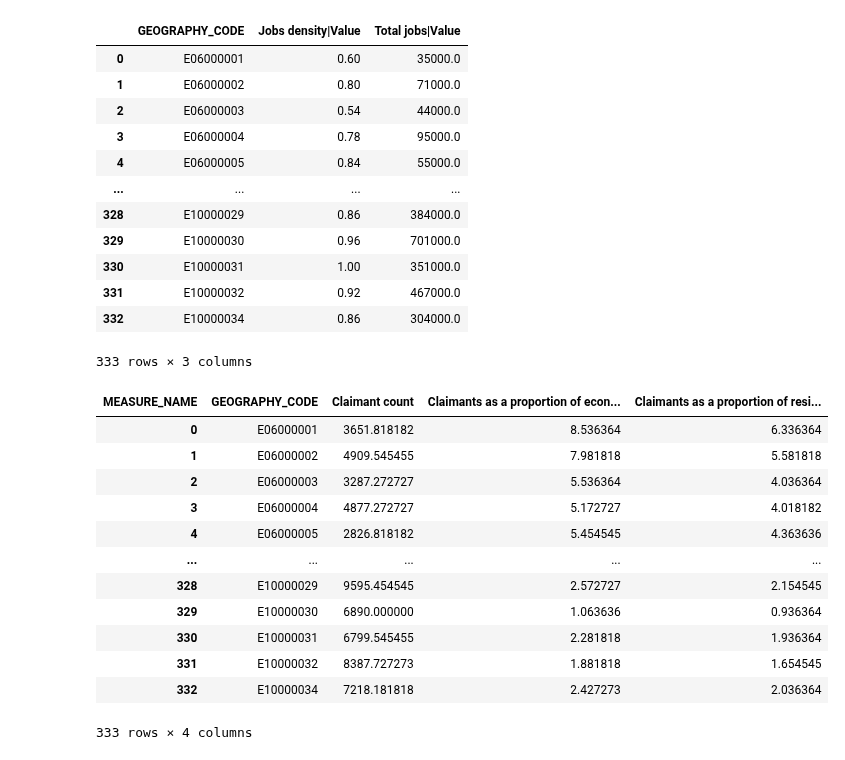
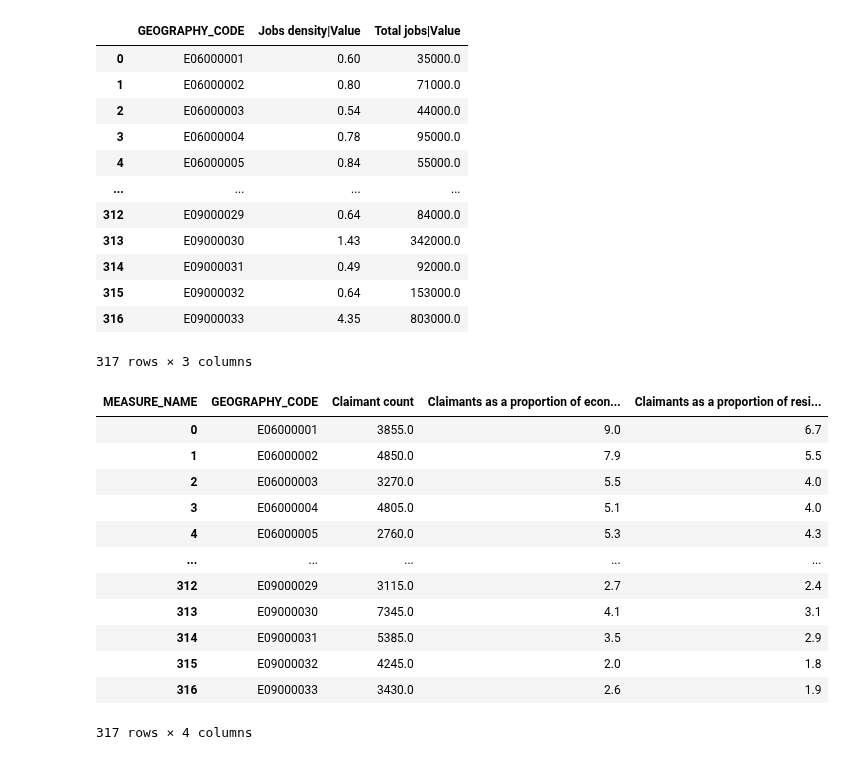
Before and after one commit to craig-shenton/nomis-workforce-clustering, a Jupyter notebook: nomis_data.ipynb, the cells around one changed output. Drawn from its saved outputs; the diff is of its cells as text; code cells hidden in the pictures.

```diff
--- a/nomis_data.ipynb
+++ b/nomis_data.ipynb
@@ -132,6 +86,6 @@ df_workplace_pivot
 # %%
 # NOMIS - jobs density
-url = 'https://www.nomisweb.co.uk/api/v01/dataset/NM_57_1.data.csv?geography=1807745025...1807745028,1807745030...1807745032,1807745034...1807745083,1807745085,1807745282,1807745283,1807745086...1807745155,1807745157...1807745164,1807745166...1807745170,1807745172...1807745177,1807745179...1807745194,1807745196,1807745197,1807745199,1807745201...1807745218,1807745221,1807745222,1807745224,1807745226...1807745231,1807745233,1807745234,1807745236...1807745244,1807745271...1807745281,1811939329...1811939332,1811939334...1811939336,1811939338...1811939428,1811939436...1811939442,1811939768,1811939769,1811939443...1811939497,1811939499...1811939501,1811939503,1811939505...1811939507,1811939509...1811939517,1811939519,1811939520,1811939524...1811939570,1811939575...1811939599,1811939601...1811939628,1811939630...1811939634,1811939636...1811939647,1811939649,1811939655...1811939664,1811939667...1811939680,1811939682,1811939683,1811939685,1811939687...1811939704,1811939707,1811939708,1811939710,1811939712...1811939717,1811939719,1811939720,1811939722...1811939730,1811939757...1811939767&date=latest&item=1,3&measures=20100'
+url = 'https://www.nomisweb.co.uk/api/v01/dataset/NM_57_1.data.csv?geography=1820327937...1820328318&date=latest&item=1,3&measures=20100&signature=NPK-be81606366125733ff591b:0x70612ce5fbfa17433bcee945bf28f28a577360ea'
 
 df_density = pd.read_csv(url)
 df_density = df_density[['DATE','GEOGRAPHY_NAME','GEOGRAPHY_CODE','GEOGRAPHY_TYPE','ITEM_NAME','MEASURES_NAME','OBS_VALUE']]
@@ -149,37 +103,37 @@ df_density_pivot
 | 3 | E06000004 | 0.78 | 95000.0 |
 | 4 | E06000005 | 0.84 | 55000.0 |
 | ... | ... | ... | ... |
-| 328 | E10000029 | 0.86 | 384000.0 |
-| 329 | E10000030 | 0.96 | 701000.0 |
-| 330 | E10000031 | 1.00 | 351000.0 |
-| 331 | E10000032 | 0.92 | 467000.0 |
-| 332 | E10000034 | 0.86 | 304000.0 |
+| 312 | E09000029 | 0.64 | 84000.0 |
+| 313 | E09000030 | 1.43 | 342000.0 |
+| 314 | E09000031 | 0.49 | 92000.0 |
+| 315 | E09000032 | 0.64 | 153000.0 |
+| 316 | E09000033 | 4.35 | 803000.0 |
-333 rows × 3 columns
+317 rows × 3 columns
 # %%
 # NOMIS - Claimant count
-url = 'https://www.nomisweb.co.uk/api/v01/dataset/NM_162_1.data.csv?geography=1807745025...1807745028,1807745030...1807745032,1807745034...1807745083,1807745085,1807745282,1807745283,1807745086...1807745155,1807745157...1807745164,1807745166...1807745170,1807745172...1807745177,1807745179...1807745194,1807745196,1807745197,1807745199,1807745201...1807745218,1807745221,1807745222,1807745224,1807745226...1807745231,1807745233,1807745234,1807745236...1807745244,1807745271...1807745281,1811939329...1811939332,1811939334...1811939336,1811939338...1811939428,1811939436...1811939442,1811939768,1811939769,1811939443...1811939497,1811939499...1811939501,1811939503,1811939505...1811939507,1811939509...1811939517,1811939519,1811939520,1811939524...1811939570,1811939575...1811939599,1811939601...1811939628,1811939630...1811939634,1811939636...1811939647,1811939649,1811939655...1811939664,1811939667...1811939680,1811939682,1811939683,1811939685,1811939687...1811939704,1811939707,1811939708,1811939710,1811939712...1811939717,1811939719,1811939720,1811939722...1811939730,1811939757...1811939767&date=latestMINUS27,latestMINUS26,latestMINUS25,latestMINUS24,latestMINUS23,latestMINUS22,latestMINUS21,latestMINUS20,latestMINUS19,latestMINUS18,latestMINUS17,latestMINUS16&gender=0&age=0&measure=1...4&measures=20100'
+url = 'https://www.nomisweb.co.uk/api/v01/dataset/NM_162_1.data.csv?geography=1820327937...1820328318&date=latestMINUS24&gender=0&age=0&measure=1...4&measures=20100&signature=NPK-be81606366125733ff591b:0x99686c2f446d8780bff53420853b01198f62baad'
 
 df_claim = pd.read_csv(url)
 df_claim = df_claim[['DATE','GEOGRAPHY_NAME','GEOGRAPHY_CODE','GEOGRAPHY_TYPE','MEASURE_NAME','OBS_VALUE']]
 df_claim = df_claim[df_claim['GEOGRAPHY_CODE'].str.contains("E")]
 df_claim_pivot = df_claim.pivot_table(index=['GEOGRAPHY_CODE'],
                     columns=['MEASURE_NAME'],
                     values='OBS_VALUE').reset_index()
 #df_claim_pivot.columns = df_claim_pivot.columns.map('|'.join).str.strip('|')
 df_claim_pivot
 # %% [output]
 | MEASURE_NAME | GEOGRAPHY_CODE | Claimant count | Claimants as a proportion of econ... | Claimants as a proportion of resi... |
-| 0 | E06000001 | 3651.818182 | 8.536364 | 6.336364 |
-| 1 | E06000002 | 4909.545455 | 7.981818 | 5.581818 |
-| 2 | E06000003 | 3287.272727 | 5.536364 | 4.036364 |
-| 3 | E06000004 | 4877.272727 | 5.172727 | 4.018182 |
-| 4 | E06000005 | 2826.818182 | 5.454545 | 4.363636 |
+| 0 | E06000001 | 3855.0 | 9.0 | 6.7 |
+| 1 | E06000002 | 4850.0 | 7.9 | 5.5 |
+| 2 | E06000003 | 3270.0 | 5.5 | 4.0 |
+| 3 | E06000004 | 4805.0 | 5.1 | 4.0 |
+| 4 | E06000005 | 2760.0 | 5.3 | 4.3 |
 | ... | ... | ... | ... | ... |
-| 328 | E10000029 | 9595.454545 | 2.572727 | 2.154545 |
-| 329 | E10000030 | 6890.000000 | 1.063636 | 0.936364 |
-| 330 | E10000031 | 6799.545455 | 2.281818 | 1.936364 |
-| 331 | E10000032 | 8387.727273 | 1.881818 | 1.654545 |
-| 332 | E10000034 | 7218.181818 | 2.427273 | 2.036364 |
+| 312 | E09000029 | 3115.0 | 2.7 | 2.4 |
+| 313 | E09000030 | 7345.0 | 4.1 | 3.1 |
+| 314 | E09000031 | 5385.0 | 3.5 | 2.9 |
+| 315 | E09000032 | 4245.0 | 2.0 | 1.8 |
+| 316 | E09000033 | 3430.0 | 2.6 | 1.9 |
-333 rows × 4 columns
+317 rows × 4 columns
 # %%
 # London Min Wage
```
Also changed, not shown: parts of 12 cells of this notebook, 2 other files.
